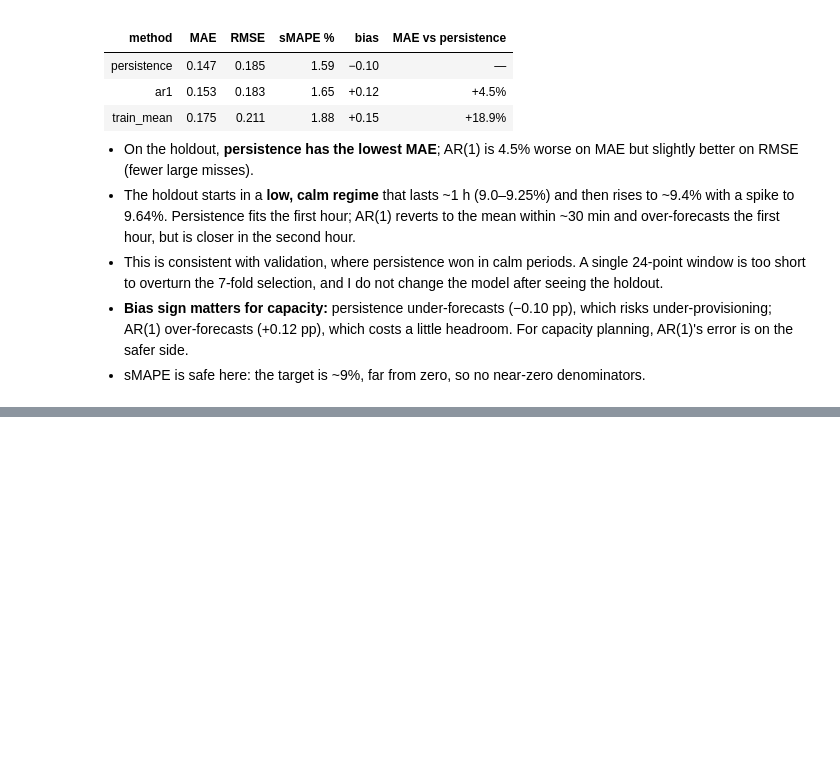
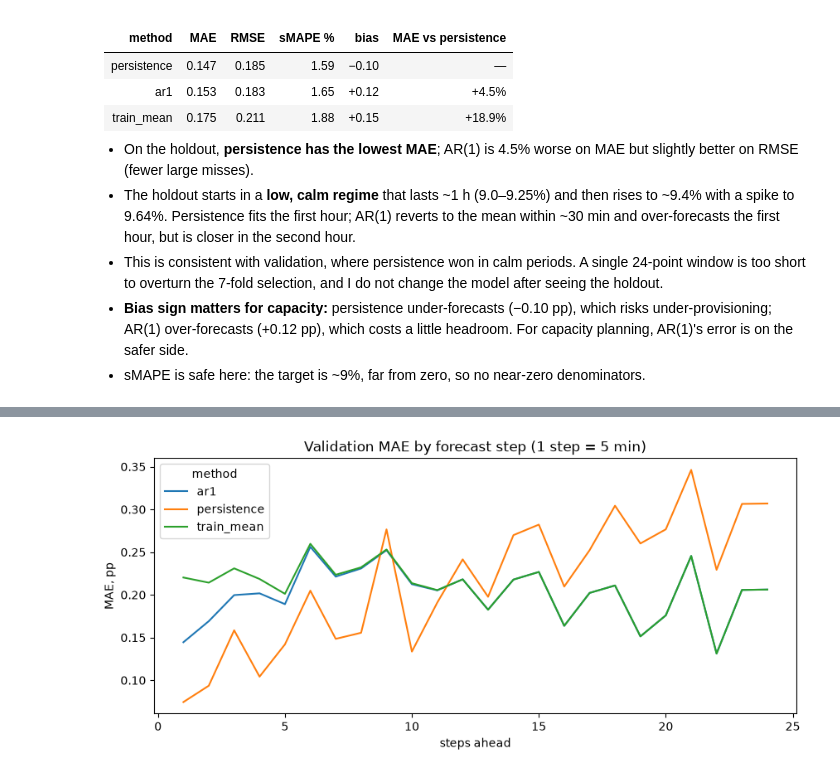
Before and after one commit to Akillot/forecasting-challenge, a Jupyter notebook: notebooks/02_forecasting.ipynb, the cells around one changed output, grey strips where cells are left out. Saved outputs shown, nothing was run; the diff lists cells and outputs as text; code cells hidden in the pictures; blank space fills up the shorter version.

Commit message:
feat: add error analysis of forecast methods

```diff
--- a/notebooks/02_forecasting.ipynb
+++ b/notebooks/02_forecasting.ipynb
@@ -184,0 +191,14 @@ a little headroom. For capacity planning, AR(1)'s error is on the safer side.
+# %%
+records = []
+for origin in origins:
+    tr = train.iloc[:origin]
+    te = train.iloc[origin:origin + HORIZON]
+    for name, fn in final_methods.items():
+        records.append(pd.DataFrame({
+            "origin": origin, "method": name, "h": np.arange(1, HORIZON + 1),
+            "y": te[TARGET].to_numpy(), "pred": fn(tr, te).to_numpy(),
+        }))
+steps = pd.concat(records, ignore_index=True)
+steps["err"] = steps["pred"] - steps["y"]
+steps["abs_err"] = steps["err"].abs()
+steps.head()
@@ -184,0 +212,7 @@ a little headroom. For capacity planning, AR(1)'s error is on the safer side.
+# %%
+by_h = steps.pivot_table(index="h", columns="method", values="abs_err", aggfunc="mean")
+ax = by_h.plot(figsize=(10, 4), title="Validation MAE by forecast step (1 step = 5 min)")
+ax.set(xlabel="steps ahead", ylabel="MAE, pp")
+plt.show()
+# %% [output]
+[figure, added]
```
Also changed, not shown: parts of 4 cells of this notebook.
